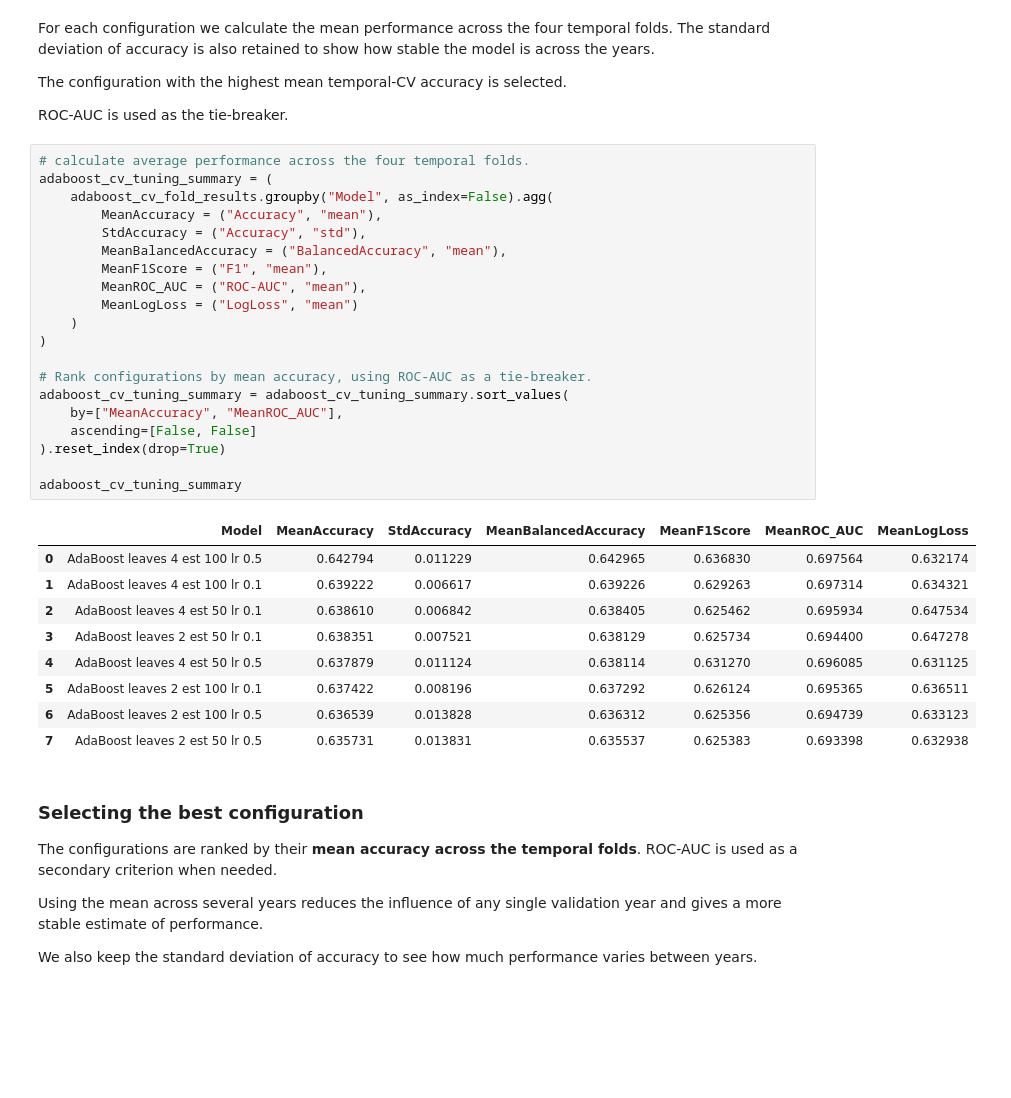
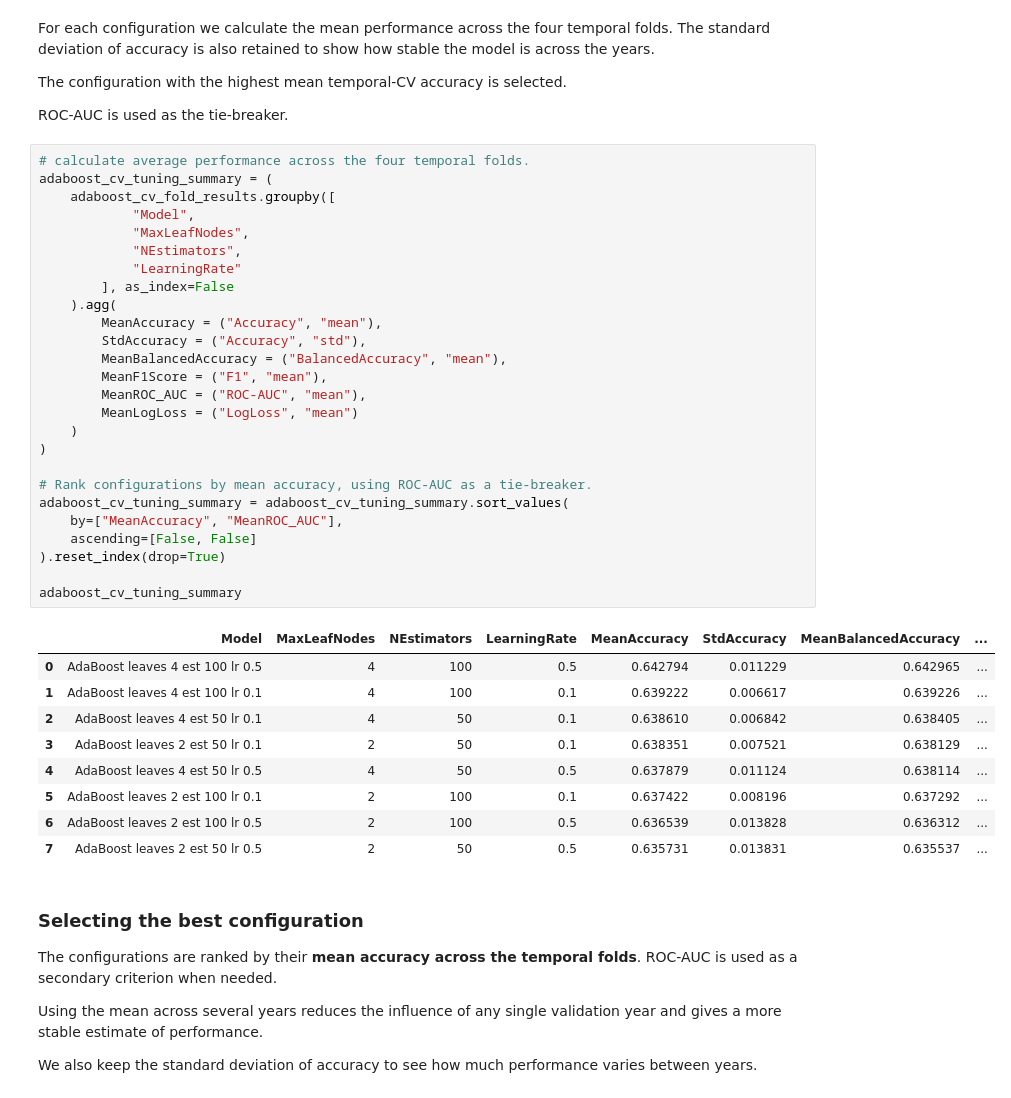
Before and after one commit to elimiotto05/artificial_intelligence, a Jupyter notebook: notebooks/08_adaboost_classifier.ipynb, the cells around one changed output. Drawn from its saved outputs; the diff is of its cells as text; blank space fills up the shorter version.

Commit message:
adaboost error solution

```diff
--- a/notebooks/08_adaboost_classifier.ipynb
+++ b/notebooks/08_adaboost_classifier.ipynb
@@ -377,33 +377,39 @@ ROC-AUC is used as the tie-breaker.
 # %%
 # calculate average performance across the four temporal folds.
 adaboost_cv_tuning_summary = (
-    adaboost_cv_fold_results.groupby("Model", as_index=False).agg(
+    adaboost_cv_fold_results.groupby([
+            "Model",
+            "MaxLeafNodes",
+            "NEstimators",
+            "LearningRate"
+        ], as_index=False
+    ).agg(
         MeanAccuracy = ("Accuracy", "mean"),
         StdAccuracy = ("Accuracy", "std"),
         MeanBalancedAccuracy = ("BalancedAccuracy", "mean"),
         MeanF1Score = ("F1", "mean"),
         MeanROC_AUC = ("ROC-AUC", "mean"),
         MeanLogLoss = ("LogLoss", "mean")
     )
 )
 
 # Rank configurations by mean accuracy, using ROC-AUC as a tie-breaker.
 adaboost_cv_tuning_summary = adaboost_cv_tuning_summary.sort_values(
     by=["MeanAccuracy", "MeanROC_AUC"],
     ascending=[False, False]
 ).reset_index(drop=True)
 
 adaboost_cv_tuning_summary
 # %% [output]
-|  | Model | MeanAccuracy | StdAccuracy | MeanBalancedAccuracy | MeanF1Score | MeanROC_AUC | MeanLogLoss |
-| 0 | AdaBoost leaves 4 est 100 lr 0.5 | 0.642794 | 0.011229 | 0.642965 | 0.636830 | 0.697564 | 0.632174 |
-| 1 | AdaBoost leaves 4 est 100 lr 0.1 | 0.639222 | 0.006617 | 0.639226 | 0.629263 | 0.697314 | 0.634321 |
-| 2 | AdaBoost leaves 4 est 50 lr 0.1 | 0.638610 | 0.006842 | 0.638405 | 0.625462 | 0.695934 | 0.647534 |
-| 3 | AdaBoost leaves 2 est 50 lr 0.1 | 0.638351 | 0.007521 | 0.638129 | 0.625734 | 0.694400 | 0.647278 |
-| 4 | AdaBoost leaves 4 est 50 lr 0.5 | 0.637879 | 0.011124 | 0.638114 | 0.631270 | 0.696085 | 0.631125 |
-| 5 | AdaBoost leaves 2 est 100 lr 0.1 | 0.637422 | 0.008196 | 0.637292 | 0.626124 | 0.695365 | 0.636511 |
-| 6 | AdaBoost leaves 2 est 100 lr 0.5 | 0.636539 | 0.013828 | 0.636312 | 0.625356 | 0.694739 | 0.633123 |
-| 7 | AdaBoost leaves 2 est 50 lr 0.5 | 0.635731 | 0.013831 | 0.635537 | 0.625383 | 0.693398 | 0.632938 |
+|  | Model | MaxLeafNodes | NEstimators | LearningRate | MeanAccuracy | StdAccuracy | MeanBalancedAccuracy | ... |
+| 0 | AdaBoost leaves 4 est 100 lr 0.5 | 4 | 100 | 0.5 | 0.642794 | 0.011229 | 0.642965 | ... |
+| 1 | AdaBoost leaves 4 est 100 lr 0.1 | 4 | 100 | 0.1 | 0.639222 | 0.006617 | 0.639226 | ... |
+| 2 | AdaBoost leaves 4 est 50 lr 0.1 | 4 | 50 | 0.1 | 0.638610 | 0.006842 | 0.638405 | ... |
+| 3 | AdaBoost leaves 2 est 50 lr 0.1 | 2 | 50 | 0.1 | 0.638351 | 0.007521 | 0.638129 | ... |
+| 4 | AdaBoost leaves 4 est 50 lr 0.5 | 4 | 50 | 0.5 | 0.637879 | 0.011124 | 0.638114 | ... |
+| 5 | AdaBoost leaves 2 est 100 lr 0.1 | 2 | 100 | 0.1 | 0.637422 | 0.008196 | 0.637292 | ... |
+| 6 | AdaBoost leaves 2 est 100 lr 0.5 | 2 | 100 | 0.5 | 0.636539 | 0.013828 | 0.636312 | ... |
+| 7 | AdaBoost leaves 2 est 50 lr 0.5 | 2 | 50 | 0.5 | 0.635731 | 0.013831 | 0.635537 | ... |
 # %% [markdown]
 ### Selecting the best configuration
 
```
Also changed, not shown: parts of 2 cells of this notebook.
